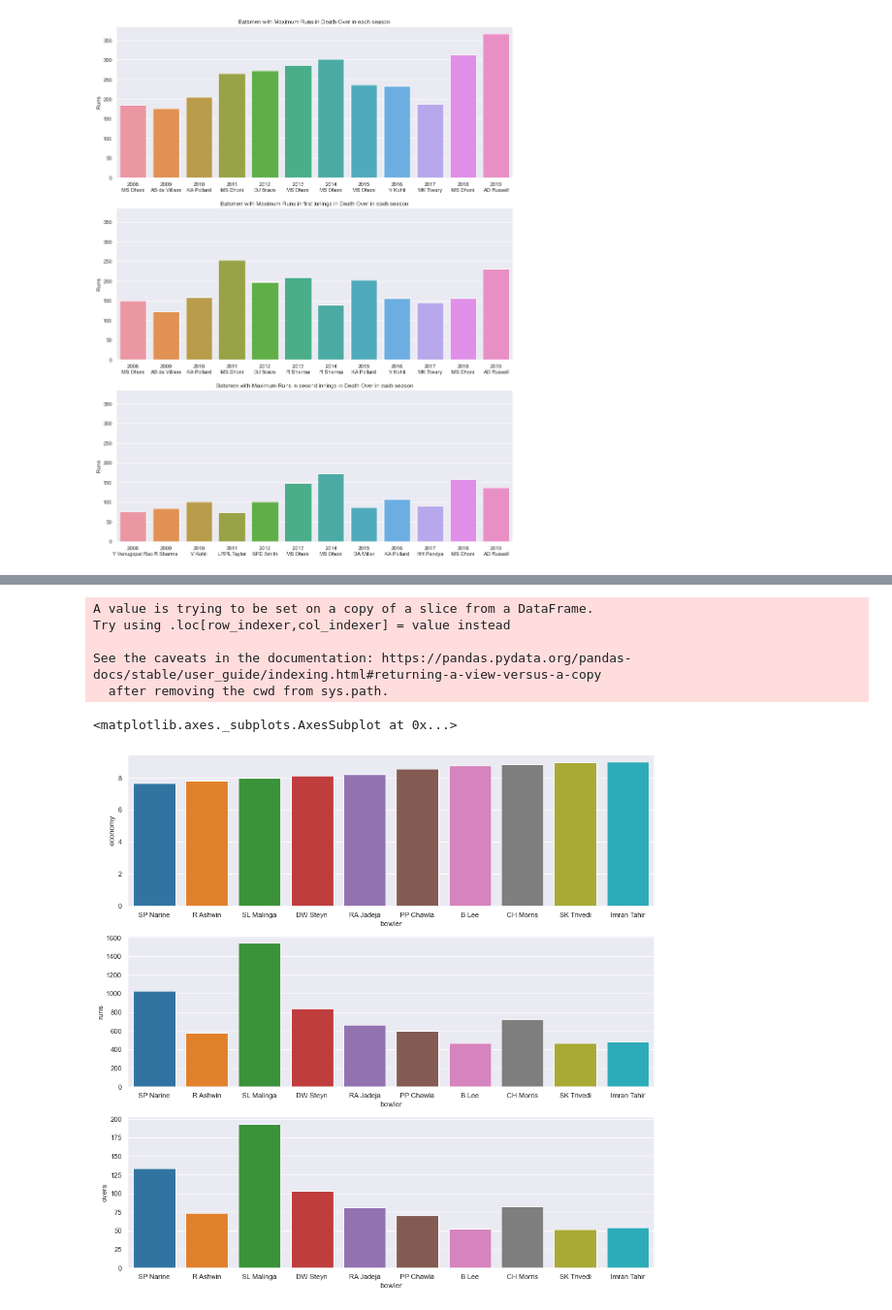
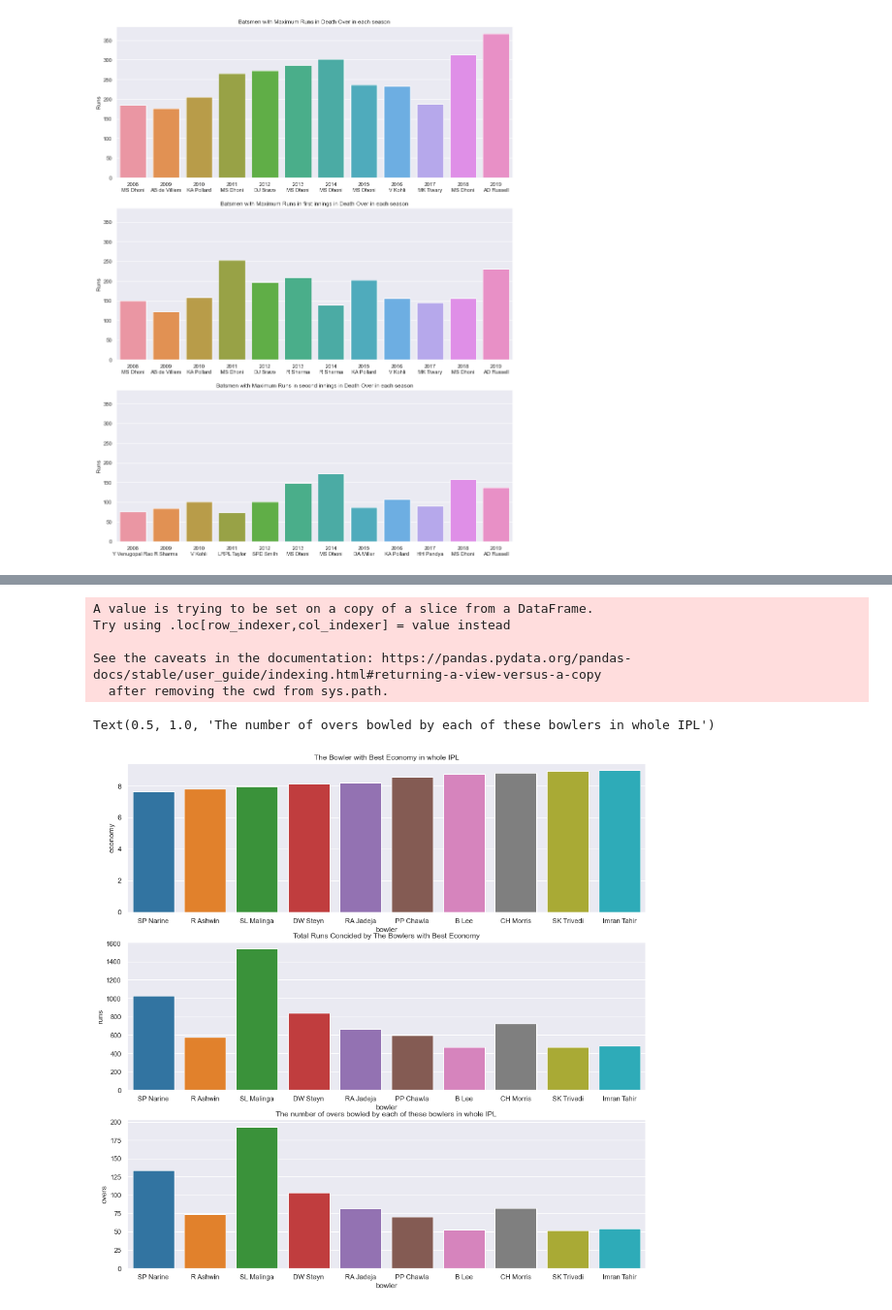
Before and after one commit to sakshamj74/IPL-Analysis, a Jupyter notebook: Death Over Analysis.ipynb, the cells around one changed output, grey strips where cells are left out. Shown at 97% size. Drawn from its saved outputs; the diff is of its cells as text; code cells hidden in the pictures.

```diff
--- a/Death Over Analysis.ipynb
+++ b/Death Over Analysis.ipynb
@@ -392,25 +381,28 @@ df.head(5)
 # %%
 tmp = []
 for name in df['bowler'].unique():
     df_tmp = df[df['bowler']==name]
     df_tmp['new'] = [str(i)+'_'+str(j) for i,j in zip(df_tmp['match_id'], df_tmp['over'])]
     num_of_overs = df_tmp[df_tmp['bowler']==name]['new'].unique().shape[0]
     tot_runs = df_tmp['total_runs'].sum() #- df_tmp['bye_runs'].sum() - df_tmp['legbye_runs'].sum()
     economy = tot_runs/num_of_overs
     if num_of_overs<50: continue
     tmp.append([name, num_of_overs, tot_runs, economy])
 df_bowl = pd.DataFrame(tmp, columns=['bowler', 'overs', 'runs', 'economy'])
 df_bowl = df_bowl.sort_values('economy')
 top_10 = df_bowl.head(10)
 fig, ax = plt.subplots(3, 1, figsize = (15, 15))
 sns.barplot(data=top_10, x='bowler', y='economy', ax=ax[0])
+ax[0].set_title('The Bowler with Best Economy in whole IPL')
 sns.barplot(data=top_10, x='bowler', y='runs', ax=ax[1])
+ax[1].set_title('Total Runs Concided by The Bowlers with Best Economy')
 sns.barplot(data=top_10, x='bowler', y='overs', ax=ax[2])
+ax[2].set_title('The number of overs bowled by each of these bowlers in whole IPL')
 # %% [output]
 A value is trying to be set on a copy of a slice from a DataFrame.
 Try using .loc[row_indexer,col_indexer] = value instead
 
 See the caveats in the documentation: https://pandas.pydata.org/pandas-docs/stable/user_guide/indexing.html#returning-a-view-versus-a-copy
   after removing the cwd from sys.path.
-<matplotlib.axes._subplots.AxesSubplot at 0x...>
+Text(0.5, 1.0, 'The number of overs bowled by each of these bowlers in whole IPL')
-[figure, old version]
+[figure, new version]
```
Also changed, not shown: parts of 7 cells of this notebook.
